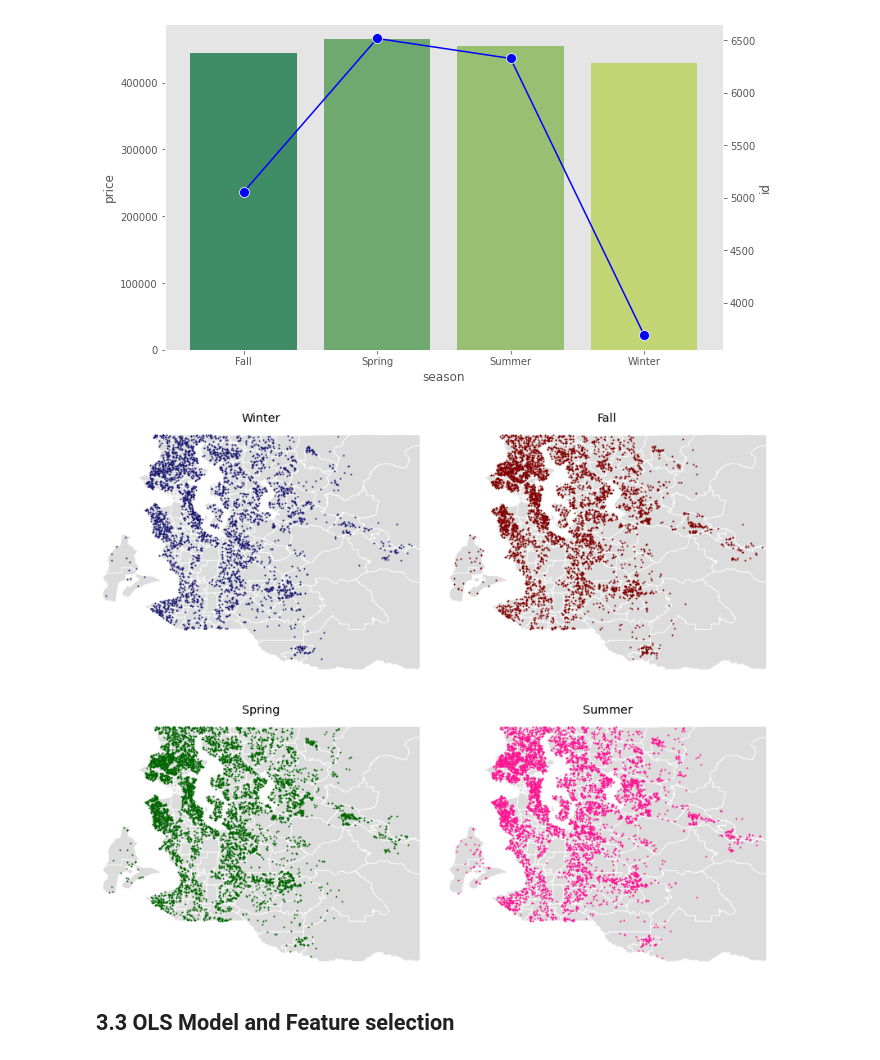
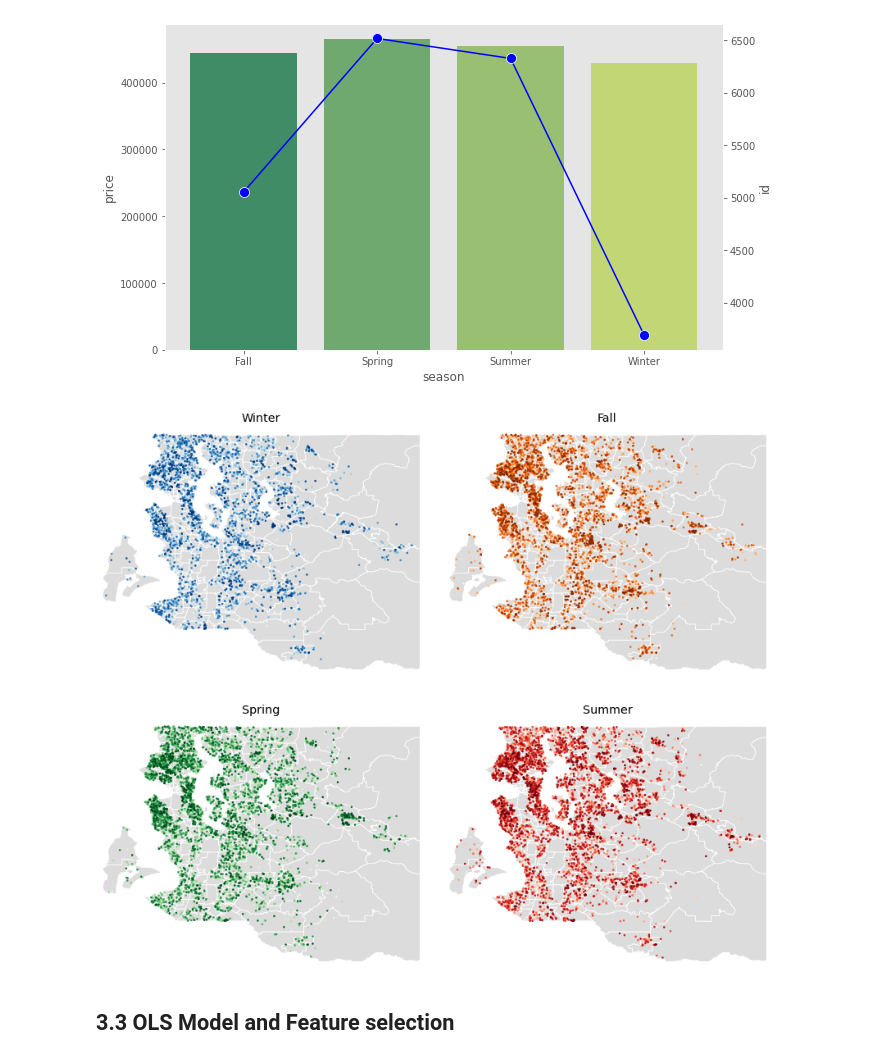
Before and after one commit to lavsz/Mod2_Kings_County_Housing_Price_Prediction, a Jupyter notebook: King's County_Housing Price Analysis.ipynb, the cells around one changed output. Cells and saved outputs as stored; diff of their text form; code cells hidden in the pictures.

```diff
--- a/King's County_Housing Price Analysis.ipynb
+++ b/King's County_Housing Price Analysis.ipynb
@@ -731,38 +722,38 @@ geo_summer = gpd.GeoDataFrame(df_summer, geometry=gpd.points_from_xy(df_summer.l
 fig = plt.figure(figsize=(16,12))
 ax1 = fig.add_subplot(221)
 set1 = demos.plot(color='#DCDCDC', ax=ax1, edgecolor='white', linewidth=0.8, legend=True)
-set2 = geo_winter.plot(color='#191970', ax=ax1, markersize=2)
+set2 = geo_winter.plot(c=geo_winter.price, cmap='Blues', ax=ax1, markersize=4)
 set1.set_xlim(-122.53, -121.68)
 set1.set_ylim(47.15, 47.8)
 set1.axis('off')
 set1.set_title('Winter')
 
 ax2 = fig.add_subplot(222)
 set3 = demos.plot(color='#DCDCDC', ax=ax2, edgecolor='white', linewidth=0.8,  legend=True)
-set4 = geo_fall.plot(color='#800000', ax=ax2, markersize=2)
+set4 = geo_fall.plot(c=geo_fall.price, cmap='Oranges',ax=ax2, markersize=4)
 set3.set_xlim(-122.53, -121.68)
 set3.set_ylim(47.15, 47.8)
 set3.axis('off')
 set3.set_title('Fall')
 
 ax3 = fig.add_subplot(223)
 set5 = demos.plot(color='#DCDCDC', ax=ax3, edgecolor='white',linewidth=0.8,  legend=True)
-set6 = geo_spring.plot(color='#006400', ax=ax3, markersize=2)
+set6 = geo_spring.plot(c=geo_spring.price, cmap='Greens', ax=ax3, markersize=4)
 set5.set_xlim(-122.53, -121.68)
 set5.set_ylim(47.15, 47.8)
 set5.axis('off')
 set5.set_title('Spring')
 
 ax4 = fig.add_subplot(224)
 set7 = demos.plot(color='#DCDCDC', ax=ax4, edgecolor='white', linewidth=0.8, legend=True)
-set8 = geo_summer.plot(color='#FF1493', ax=ax4, markersize=2)
+set8 = geo_summer.plot(c=geo_summer.price, cmap='Reds', ax=ax4, markersize=4)
 set7.set_xlim(-122.53, -121.68)
 set8.set_ylim(47.15, 47.8)
 set7.axis('off')
 set7.set_title('Summer')
 plt.subplots_adjust(wspace= -0.1)
 # %% [output]
-[figure, old version]
+[figure, new version]
 # %% [markdown]
 ## 3.3 OLS Model and Feature selection
 # %%
```
Also changed, not shown: parts of 21 cells of this notebook.
